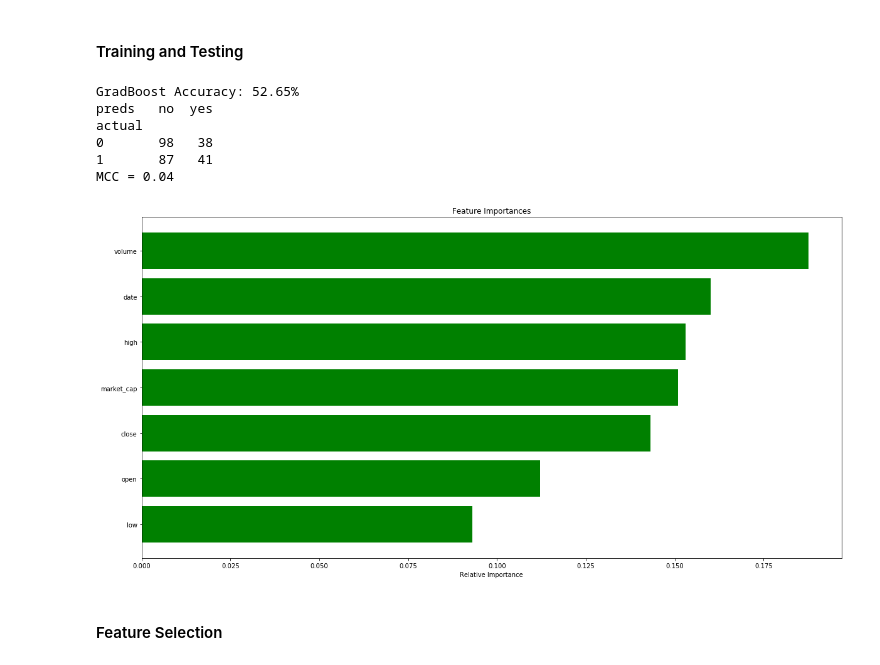
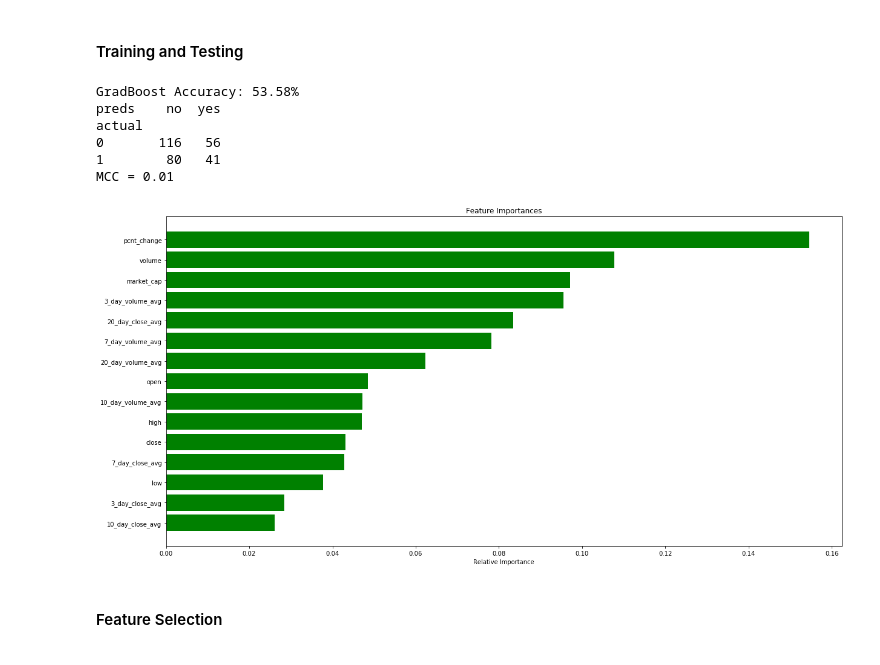
Before and after one commit to thecryptogolddiggers/project, a Jupyter notebook: ripple/feature_selection.ipynb, the cells around one changed output. Saved outputs shown, nothing was run; the diff lists cells and outputs as text; code cells hidden in the pictures.

```diff
--- a/ripple/feature_selection.ipynb
+++ b/ripple/feature_selection.ipynb
@@ -244,7 +244,7 @@ attribute = 'increase_flag'
 split = 0.8
 
 # number of features available
-num_feats = 7
+num_feats = 16
 # %% [markdown]
 #### Training and Testing
 # %%
@@ -259,40 +259,40 @@ df_gb = pd.read_csv(input_file)
 df_gb['is_train'] = np.random.uniform(0, 1, len(df_gb)) <= split
 train, test = df_gb[df_gb['is_train']==True], df_gb[df_gb['is_train']==False]
 
 # features (using all)
-features = df_gb.columns[0:num_feats]
+features = df_gb.columns[1:num_feats]
 
 # training and testing
 gradboost = GBC(n_estimators=100, learning_rate=0.01, max_depth=10, random_state=5)
 gradboost.fit(train[features], train[attribute])
 print("GradBoost Accuracy: %.2f%%" % (gradboost.score(test[features], test[attribute])*100.0))
 
 # table
 print(pd.crosstab(index=test[attribute], columns=outcomes[gradboost.predict(test[features])],
                   rownames=['actual'], colnames=['preds']))
 
 # matthews correction coefficient
 coeff = mcc(test[attribute],gradboost.predict(test[features]))
 print("MCC = %.2f" % coeff)
 
 # feature importance
 importances = gradboost.feature_importances_
 indices = np.argsort(importances)
 plt.figure(figsize=(20,10))
 plt.title('Feature Importances')
 plt.barh(range(len(indices)), importances[indices],
          color='g', align='center')
 plt.yticks(range(len(indices)), features[indices])
 plt.xlabel('Relative Importance')
 plt.show()
 # %% [output]
-GradBoost Accuracy: 52.65%
-preds   no  yes
+GradBoost Accuracy: 53.58%
+preds    no  yes
 actual
-0       98   38
-1       87   41
-MCC = 0.04
+0       116   56
+1        80   41
+MCC = 0.01
-[figure, old version]
+[figure, new version]
 # %% [markdown]
 #### Feature Selection
 # %%
```
Also changed, not shown: parts of 13 cells of this notebook, 1 other file.
